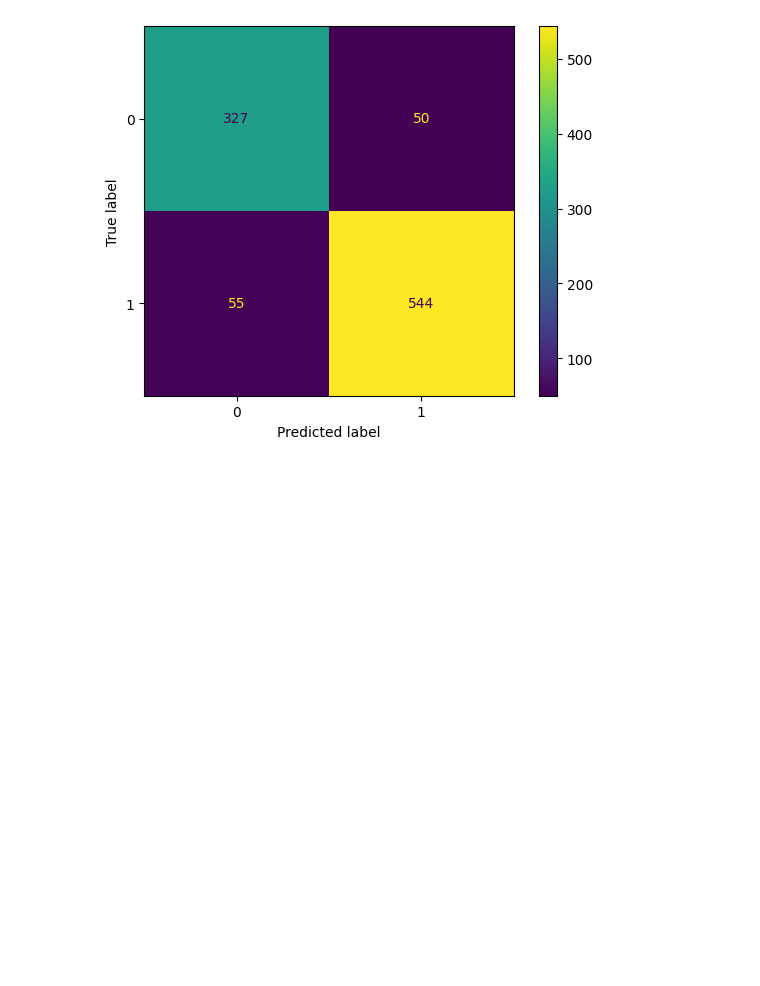
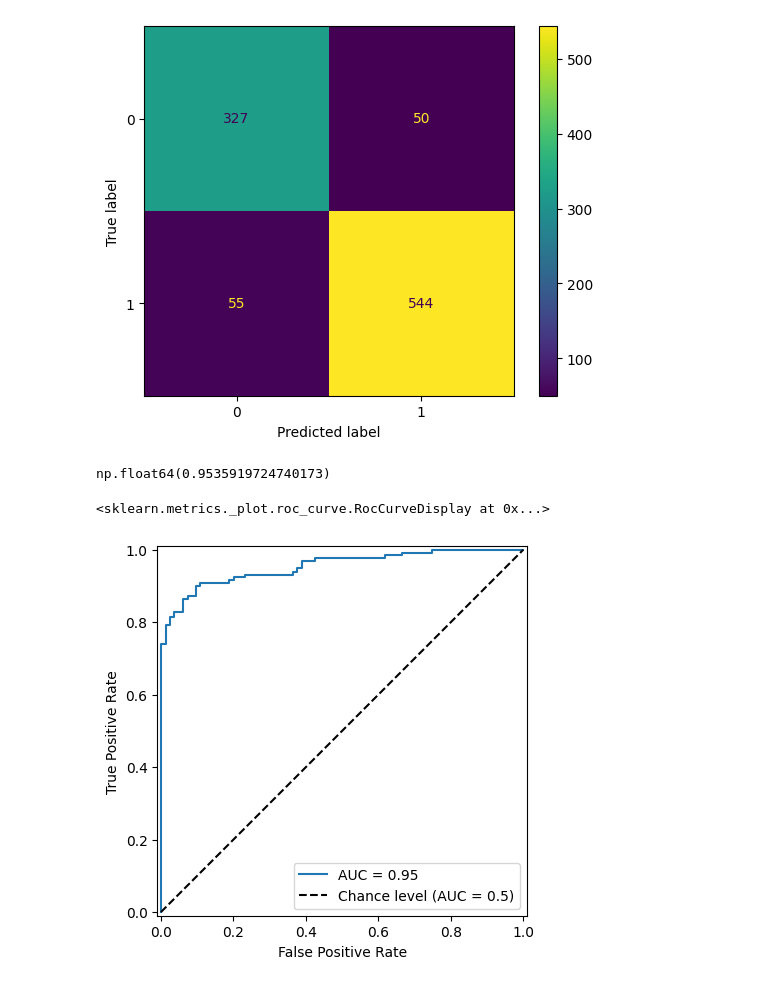
Before and after one commit to nawroz-m/ML_learning, a Jupyter notebook: GalaxyClassificationCNN.ipynb, the cells around one changed output. Cells and saved outputs as stored; diff of their text form; code cells hidden in the pictures; blank space fills up the shorter version.

Commit message:
add: roc auc curve

```diff
--- a/GalaxyClassificationCNN.ipynb
+++ b/GalaxyClassificationCNN.ipynb
@@ -518,6 +518,6 @@ y_true = np.concatenate([
 # %%
 # predict the test dataset
 threshold = 0.5
-y_pred = loaded_model.predict(X_test, steps=steps)
-y_pred = (y_pred > threshold).astype(int).flatten()
+y_prob = loaded_model.predict(X_test, steps=steps)
+y_pred = (y_prob > threshold).astype(int).flatten()
 # %% [output]
@@ -536,3 +536,16 @@ display.plot()
 # %% [output]
 <sklearn.metrics._plot.confusion_matrix.ConfusionMatrixDisplay at 0x...>
 [figure]
+# %%
+# ROC AUC score
+fpr, tpr, thresholds = sklearn.metrics.roc_curve(y_true, y_prob)
+roc_auc = sklearn.metrics.auc(fpr, tpr)
+roc_auc
+# %% [output]
+np.float64(0.9535919724740173)
+# %%
+roc_display = sklearn.metrics.RocCurveDisplay(fpr=fpr, tpr=tpr, roc_auc=roc_auc )
+roc_display.plot(plot_chance_level=True)
+# %% [output]
+<sklearn.metrics._plot.roc_curve.RocCurveDisplay at 0x...>
+[figure, added]
```
Also changed, not shown: parts of 1 cell of this notebook.
